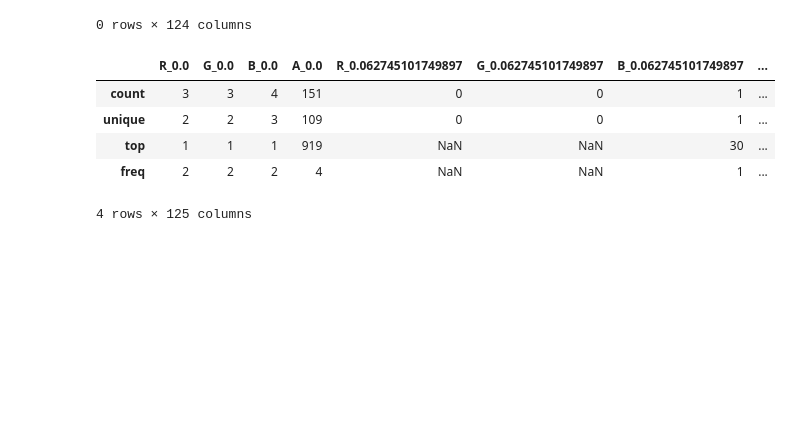
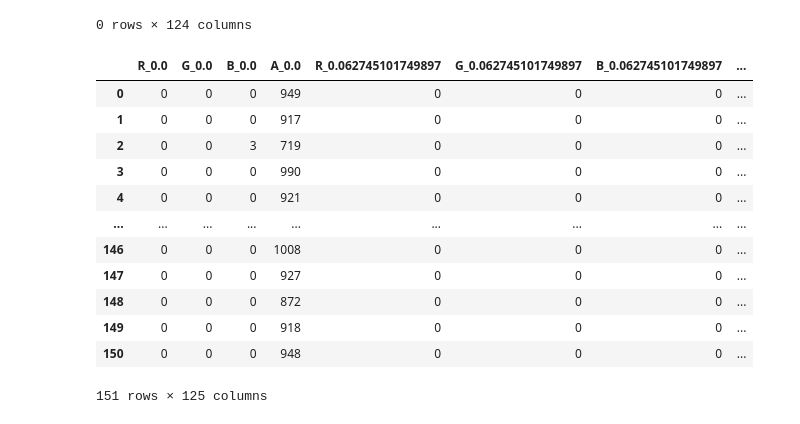
Before and after one commit to franciscocanon-thebridge/bootcamp_thebridge_PTSep20, a Jupyter notebook: Bloque 3 - Machine Learning/01_Supervisado/4-Decision Trees/ejercicios/03_Pokemon_images.ipynb, the cells around one changed output. Saved outputs shown, nothing was run; the diff lists cells and outputs as text; code cells hidden in the pictures; blank space fills up the shorter version.

```diff
--- a/Bloque 3 - Machine Learning/01_Supervisado/4-Decision Trees/ejercicios/03_Pokemon_images.ipynb
+++ b/Bloque 3 - Machine Learning/01_Supervisado/4-Decision Trees/ejercicios/03_Pokemon_images.ipynb
@@ -247,12 +247,21 @@ for i in range(0, 151):
             print(i)
             print(df_color)
     new_df = new_df.append(df_color)
+# %%
+new_df = new_df.fillna(0).reset_index(drop=True)
 # %%
-new_df.describe()
+new_df
 # %% [output]
 |  | R_0.0 | G_0.0 | B_0.0 | A_0.0 | R_0.062745101749897 | G_0.062745101749897 | B_0.062745101749897 | ... |
-| count | 3 | 3 | 4 | 151 | 0 | 0 | 1 | ... |
-| unique | 2 | 2 | 3 | 109 | 0 | 0 | 1 | ... |
-| top | 1 | 1 | 1 | 919 | NaN | NaN | 30 | ... |
-| freq | 2 | 2 | 2 | 4 | NaN | NaN | 1 | ... |
+| 0 | 0 | 0 | 0 | 949 | 0 | 0 | 0 | ... |
+| 1 | 0 | 0 | 0 | 917 | 0 | 0 | 0 | ... |
+| 2 | 0 | 0 | 3 | 719 | 0 | 0 | 0 | ... |
+| 3 | 0 | 0 | 0 | 990 | 0 | 0 | 0 | ... |
+| 4 | 0 | 0 | 0 | 921 | 0 | 0 | 0 | ... |
+| ... | ... | ... | ... | ... | ... | ... | ... | ... |
+| 146 | 0 | 0 | 0 | 1008 | 0 | 0 | 0 | ... |
+| 147 | 0 | 0 | 0 | 927 | 0 | 0 | 0 | ... |
+| 148 | 0 | 0 | 0 | 872 | 0 | 0 | 0 | ... |
+| 149 | 0 | 0 | 0 | 918 | 0 | 0 | 0 | ... |
+| 150 | 0 | 0 | 0 | 948 | 0 | 0 | 0 | ... |
-4 rows × 125 columns
+151 rows × 125 columns
```
Also changed, not shown: parts of 2 cells of this notebook, 8 other files.
